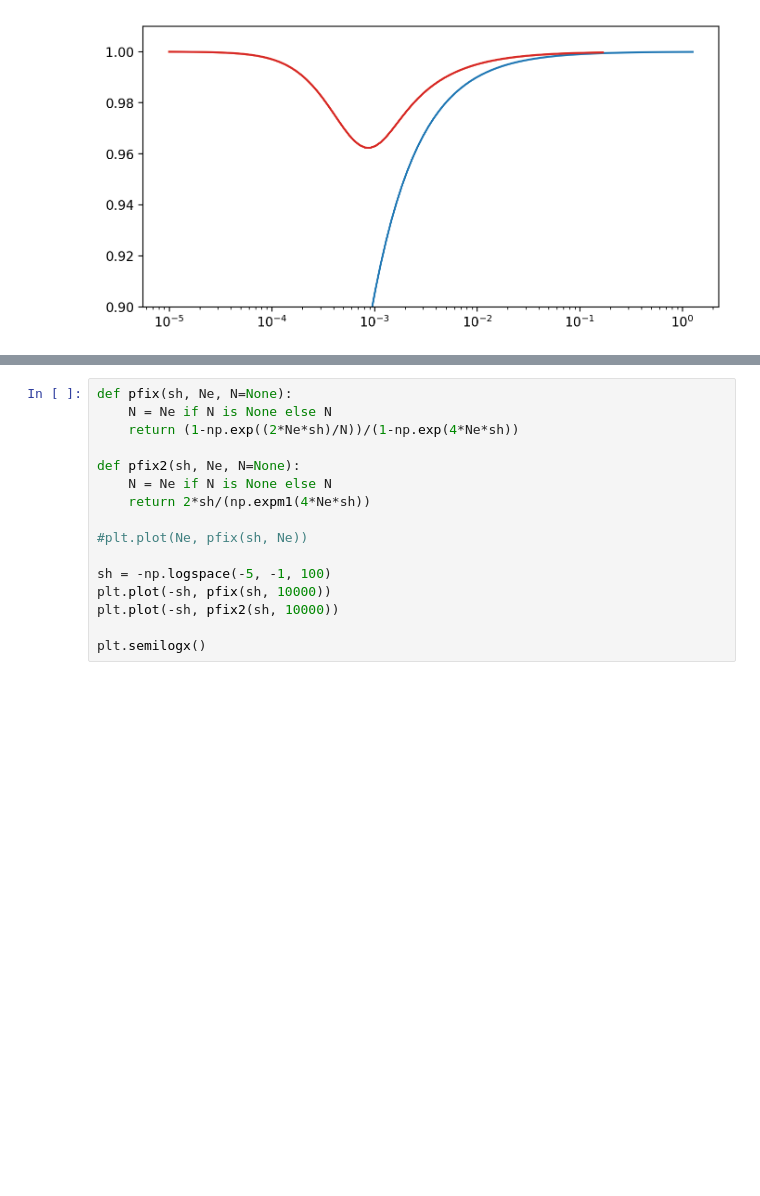
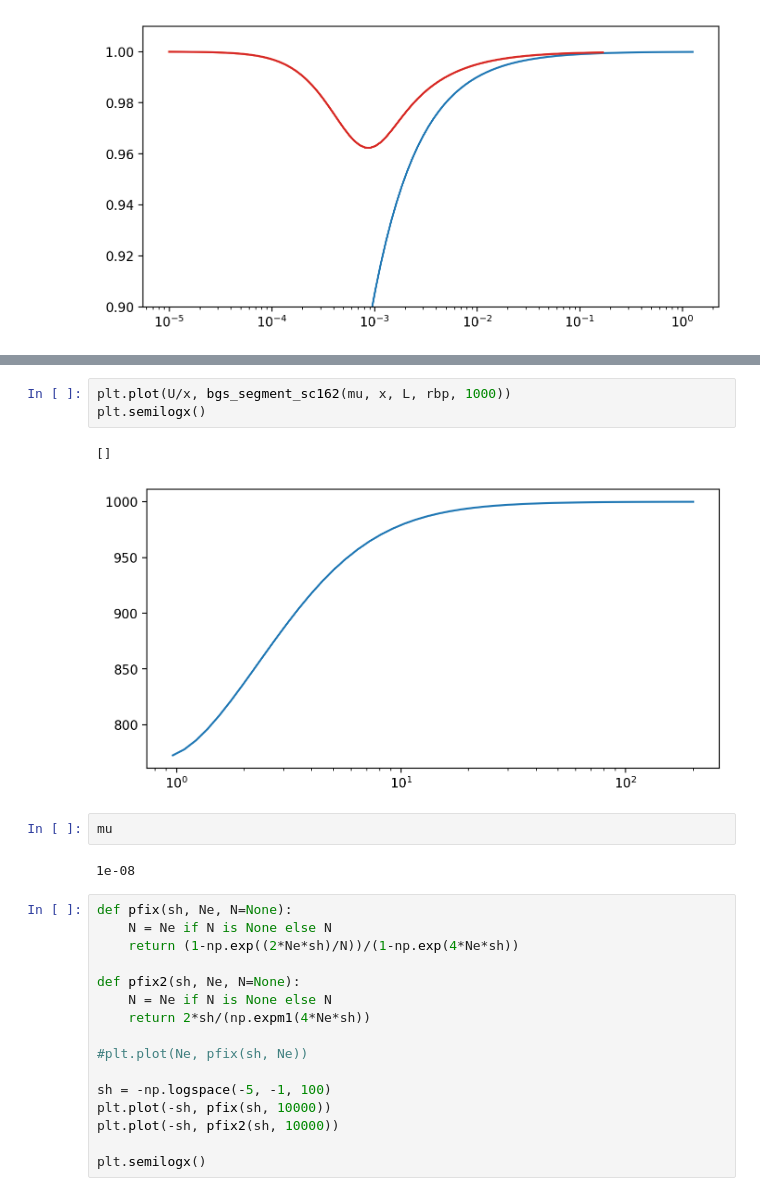
Before and after one commit to vsbuffalo/bprime, a Jupyter notebook: notebooks/region_simulations.ipynb, the cells around one changed output, grey strips where cells are left out. Saved outputs shown, nothing was run; the diff lists cells and outputs as text; blank space fills up the shorter version.

```diff
--- a/notebooks/region_simulations.ipynb
+++ b/notebooks/region_simulations.ipynb
@@ -171,3 +377,13 @@ Text(0.5, 0, 'U/s')
+# %%
+plt.plot(U/x, bgs_segment_sc162(mu, x, L, rbp, 1000))
+plt.semilogx()
+# %% [output]
+[]
+[figure, added]
+# %%
+mu
+# %% [output]
+1e-08
 # %%
 def pfix(sh, Ne, N=None):
     N = Ne if N is None else N
```
Also changed, not shown: parts of 18 cells of this notebook.
